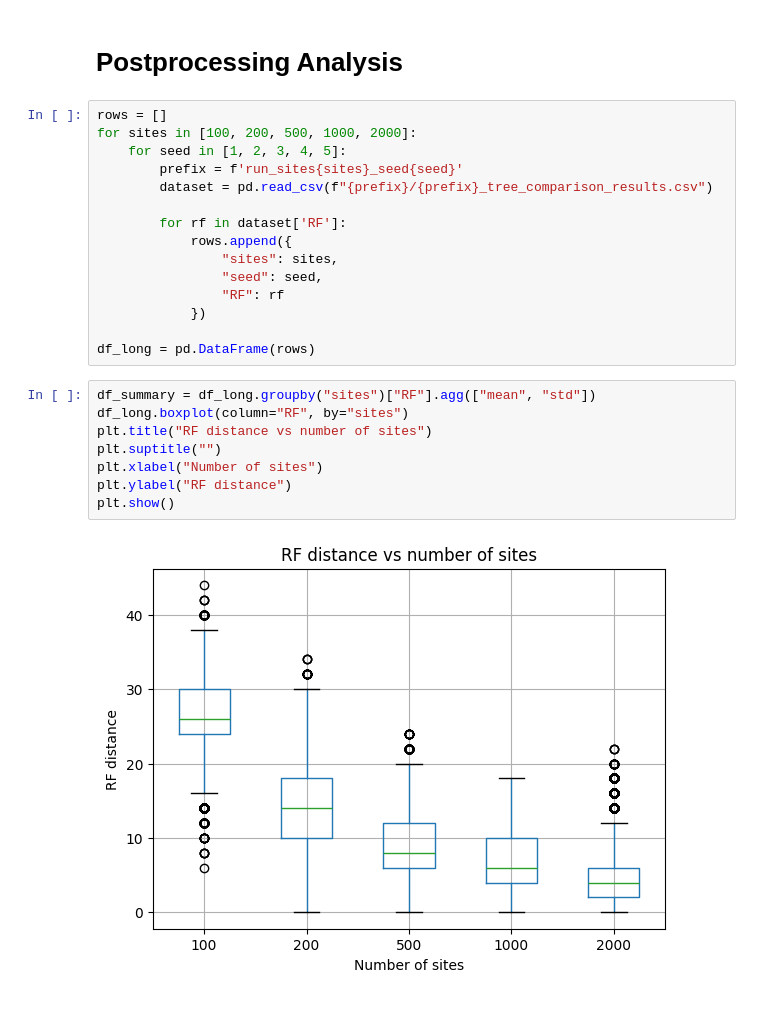
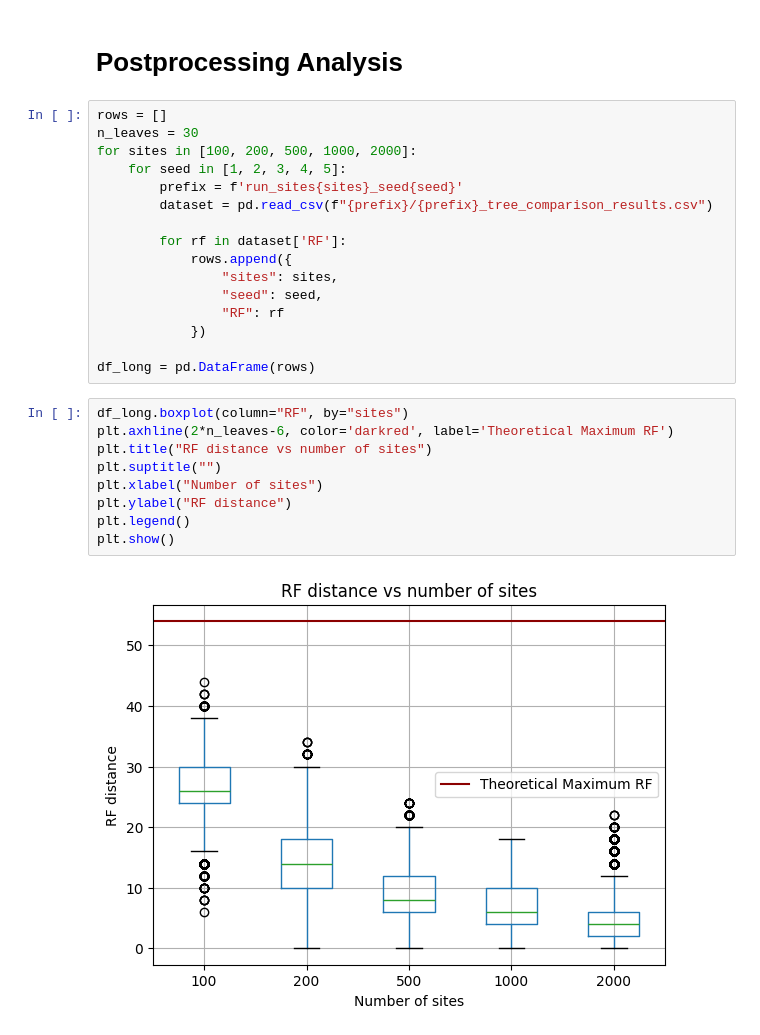
Before and after one commit to jaamestaay/M4R, a Jupyter notebook: data/testing.ipynb, the cells around one changed output. Cells and saved outputs as stored; diff of their text form.

```diff
--- a/data/testing.ipynb
+++ b/data/testing.ipynb
@@ -501,6 +501,7 @@ print(sum(independent['t4'].values == independent['t3'].values)/len(independent[
 # Postprocessing Analysis
 # %%
 rows = []
+n_leaves = 30
 for sites in [100, 200, 500, 1000, 2000]:
     for seed in [1, 2, 3, 4, 5]:
         prefix = f'run_sites{sites}_seed{seed}'
@@ -515,12 +516,13 @@ for sites in [100, 200, 500, 1000, 2000]:
 
 df_long = pd.DataFrame(rows)
 # %%
-df_summary = df_long.groupby("sites")["RF"].agg(["mean", "std"])
 df_long.boxplot(column="RF", by="sites")
+plt.axhline(2*n_leaves-6, color='darkred', label='Theoretical Maximum RF')
 plt.title("RF distance vs number of sites")
 plt.suptitle("")
 plt.xlabel("Number of sites")
 plt.ylabel("RF distance")
+plt.legend()
 plt.show()
 # %% [output]
-[figure, old version]
+[figure, new version]
```
Also changed, not shown: parts of 1 cell of this notebook.
